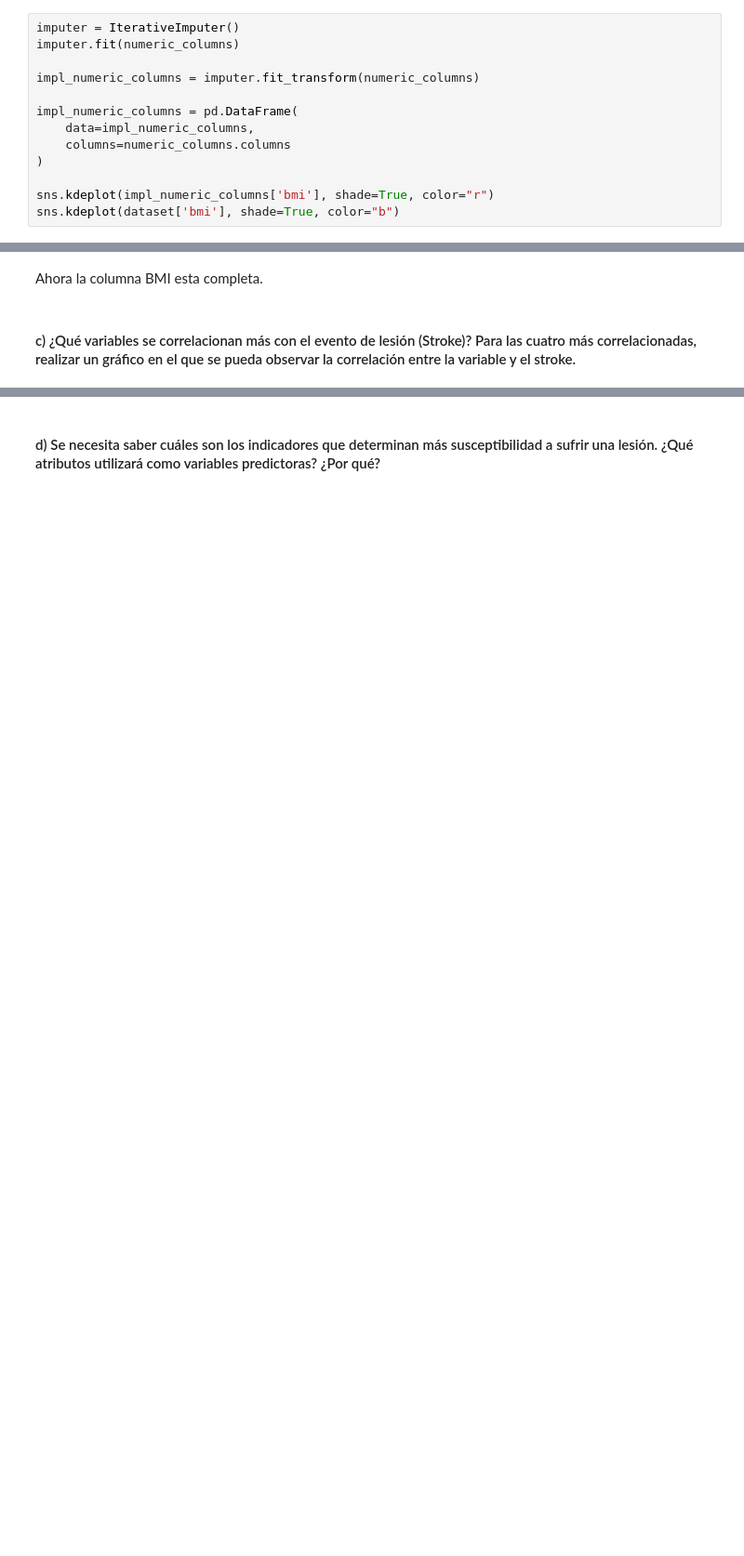
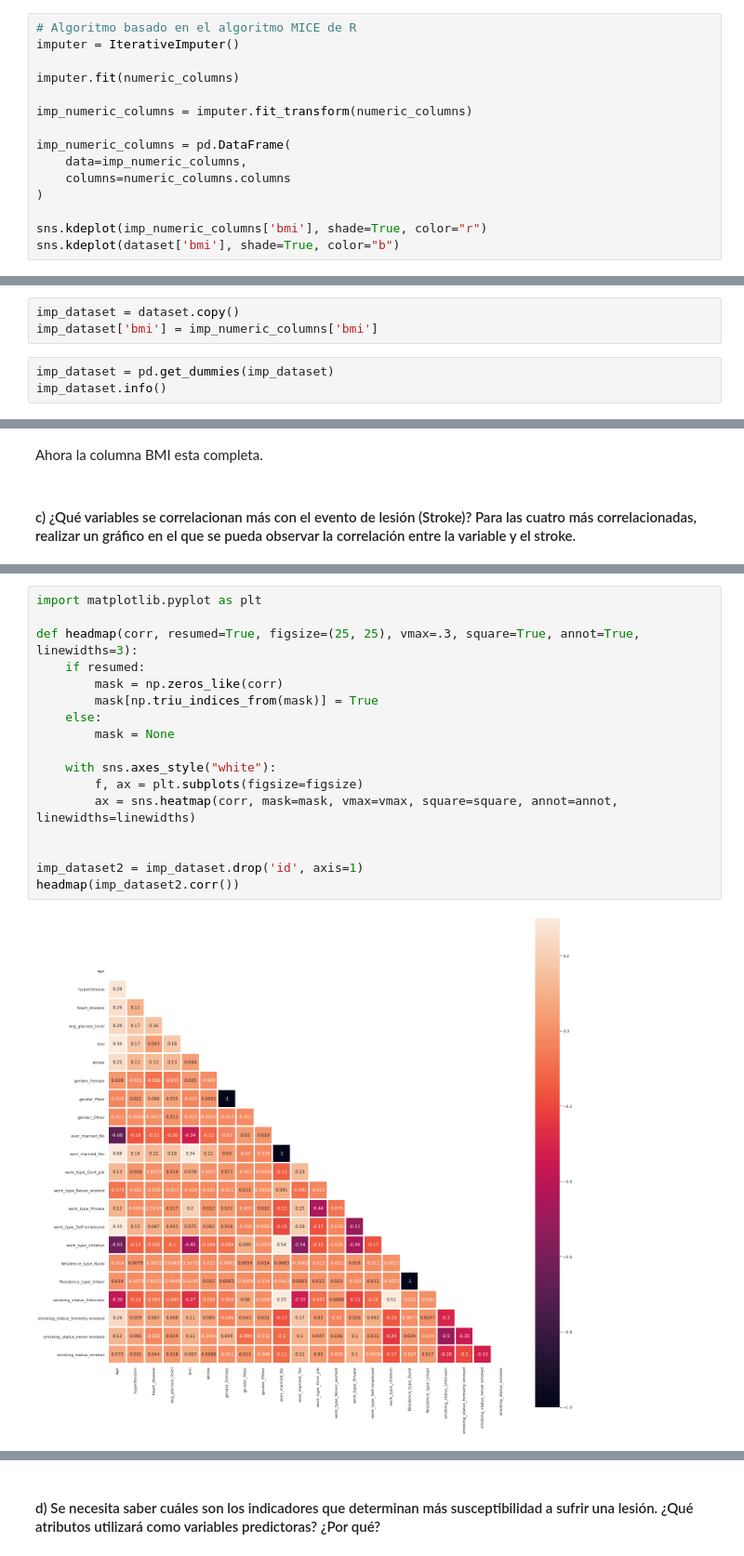
Before and after one commit to magistery-tps/aa-tp1, a Jupyter notebook: notebooks/tp1.ipynb, the cells around one changed output, grey strips where cells are left out. Shown at 93% size. Drawn from its saved outputs; the diff is of its cells as text; blank space fills up the shorter version.

```diff
--- a/notebooks/tp1.ipynb
+++ b/notebooks/tp1.ipynb
@@ -279,17 +279,19 @@ memory usage: 239.7 KB
 # %% [markdown]
 Completamos los faltante y comparamos la distribucion de la columna BMI antes y despues de la imputacion:
 # %%
+# Algoritmo basado en el algoritmo MICE de R
 imputer = IterativeImputer()
+
 imputer.fit(numeric_columns)
 
-impl_numeric_columns = imputer.fit_transform(numeric_columns)
+imp_numeric_columns = imputer.fit_transform(numeric_columns)
 
-impl_numeric_columns = pd.DataFrame(
-    data=impl_numeric_columns,
+imp_numeric_columns = pd.DataFrame(
+    data=imp_numeric_columns,
     columns=numeric_columns.columns
 )
 
-sns.kdeplot(impl_numeric_columns['bmi'], shade=True, color="r")
+sns.kdeplot(imp_numeric_columns['bmi'], shade=True, color="r")
 sns.kdeplot(dataset['bmi'], shade=True, color="b")
 # %% [output]
 <AxesSubplot:xlabel='bmi', ylabel='Density'>
@@ -312,0 +299,6 @@ memory usage: 239.7 KB
+# %%
+imp_dataset = dataset.copy()
+imp_dataset['bmi'] = imp_numeric_columns['bmi']
+# %%
+imp_dataset = pd.get_dummies(imp_dataset)
+imp_dataset.info()
@@ -318,0 +327,19 @@ Ahora la columna BMI esta completa.
+# %%
+import matplotlib.pyplot as plt
+
+def headmap(corr, resumed=True, figsize=(25, 25), vmax=.3, square=True, annot=True, linewidths=3):
+    if resumed:
+        mask = np.zeros_like(corr)
+        mask[np.triu_indices_from(mask)] = True
+    else:
+        mask = None
+
+    with sns.axes_style("white"):
+        f, ax = plt.subplots(figsize=figsize)
+        ax = sns.heatmap(corr, mask=mask, vmax=vmax, square=square, annot=annot, linewidths=linewidths)
+
+
+imp_dataset2 = imp_dataset.drop('id', axis=1)
+headmap(imp_dataset2.corr())
+# %% [output]
+[figure, added]
```
Also changed, not shown: parts of 18 cells of this notebook.
